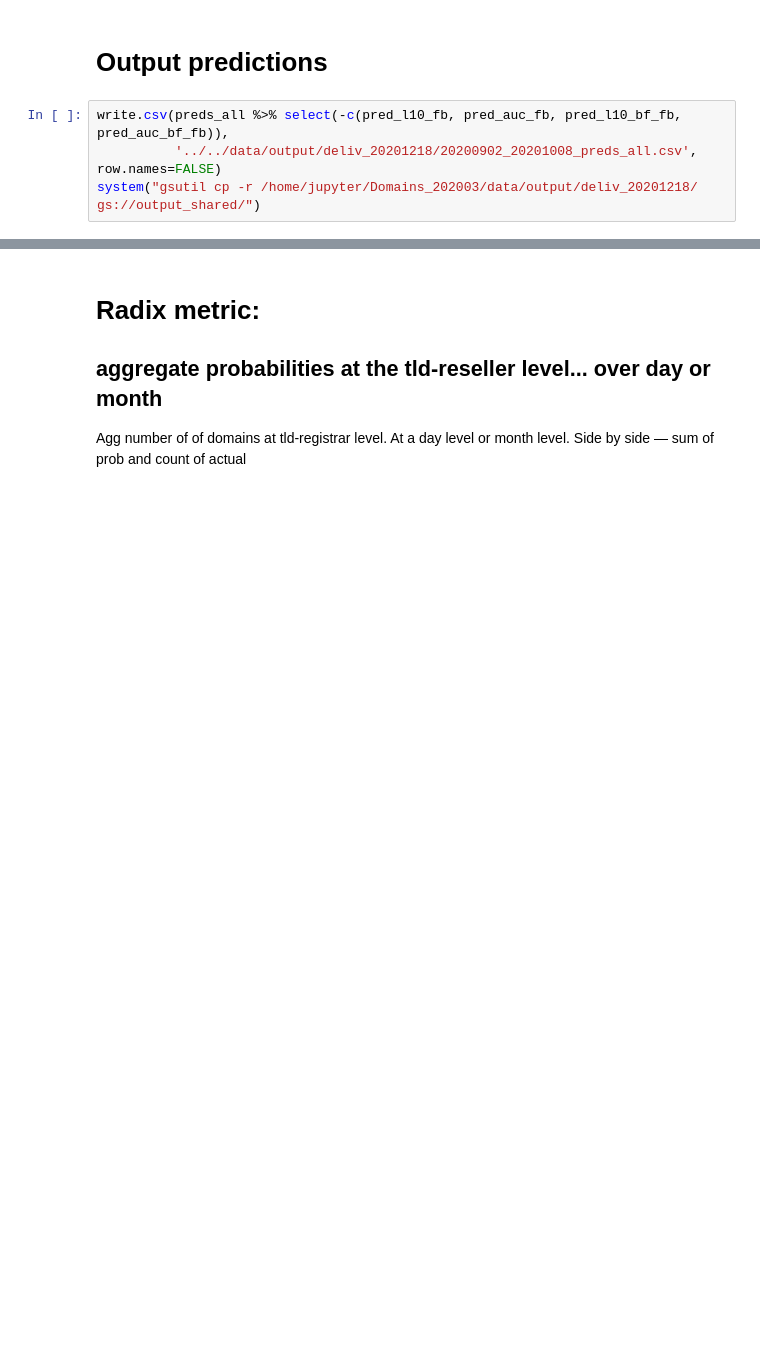
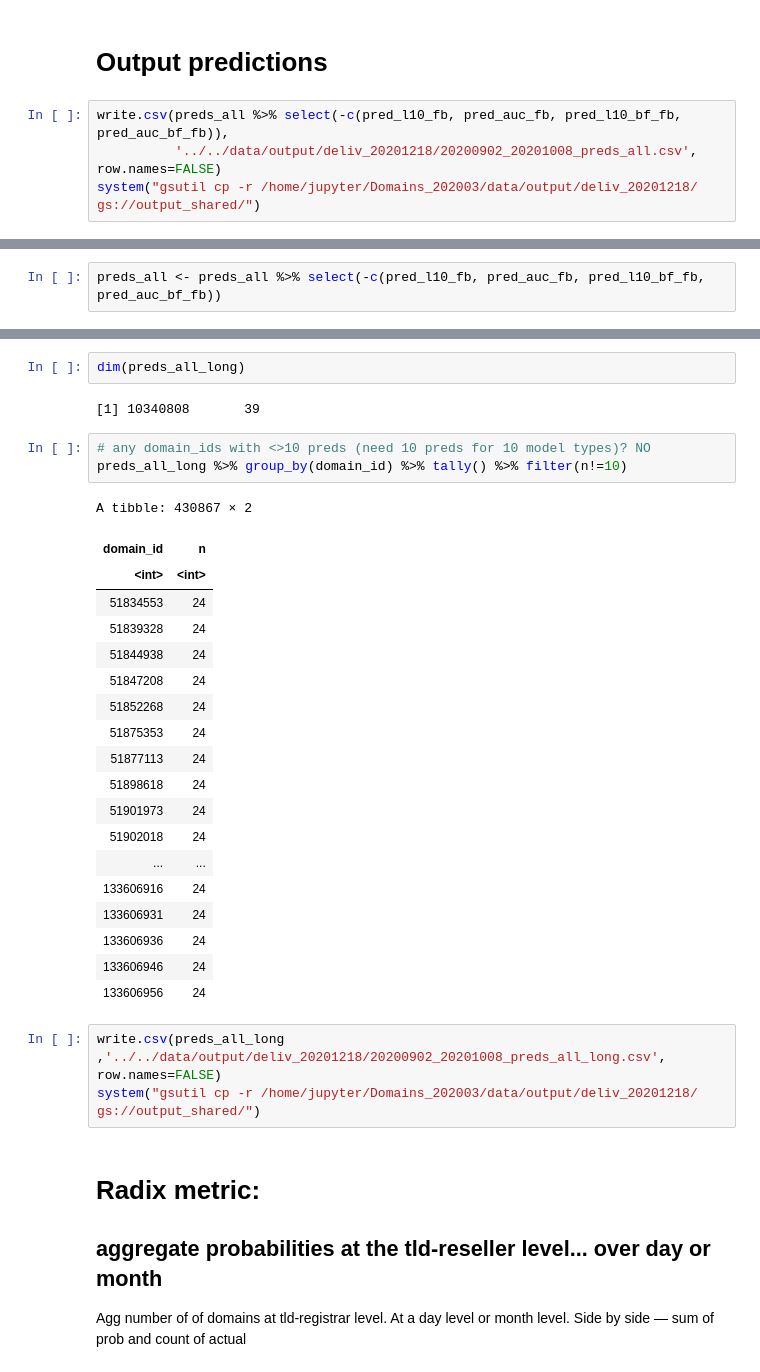
Before and after one commit to liouviaglou/Domains, a Jupyter notebook: scripts/phaseII_06_fallbacksupp/16_fallbackmeta_analysis_deliv.ipynb, the cells around one changed output, grey strips where cells are left out. Cells and saved outputs as stored; diff of their text form; blank space fills up the shorter version.

Commit message:
added new data test notebook

```diff
--- a/scripts/phaseII_06_fallbacksupp/16_fallbackmeta_analysis_deliv.ipynb
+++ b/scripts/phaseII_06_fallbacksupp/16_fallbackmeta_analysis_deliv.ipynb
@@ -650,0 +607,2 @@ system("gsutil cp -r /home/jupyter/Domains_202003/data/output/deliv_20201218/ gs
+# %%
+preds_all <- preds_all %>% select(-c(pred_l10_fb, pred_auc_fb, pred_l10_bf_fb, pred_auc_bf_fb))
@@ -651,3 +638,33 @@ system("gsutil cp -r /home/jupyter/Domains_202003/data/output/deliv_20201218/ gs
+# %%
+dim(preds_all_long)
+# %% [output]
+[1] 10340808       39
+# %%
+# any domain_ids with <>10 preds (need 10 preds for 10 model types)? NO
+preds_all_long %>% group_by(domain_id) %>% tally() %>% filter(n!=10)
+# %% [output]
+A tibble: 430867 × 2
+| domain_id | n |
+| <int> | <int> |
+| 51834553 | 24 |
+| 51839328 | 24 |
+| 51844938 | 24 |
+| 51847208 | 24 |
+| 51852268 | 24 |
+| 51875353 | 24 |
+| 51877113 | 24 |
+| 51898618 | 24 |
+| 51901973 | 24 |
+| 51902018 | 24 |
+| ... | ... |
+| 133606916 | 24 |
+| 133606931 | 24 |
+| 133606936 | 24 |
+| 133606946 | 24 |
+| 133606956 | 24 |
+# %%
+write.csv(preds_all_long ,'../../data/output/deliv_20201218/20200902_20201008_preds_all_long.csv', row.names=FALSE)
+system("gsutil cp -r /home/jupyter/Domains_202003/data/output/deliv_20201218/ gs://output_shared/")
 # %% [markdown]
 # Radix metric:
 ## aggregate probabilities at the tld-reseller level... over day or month
```
Also changed, not shown: parts of 9 cells of this notebook, 2 other files.
